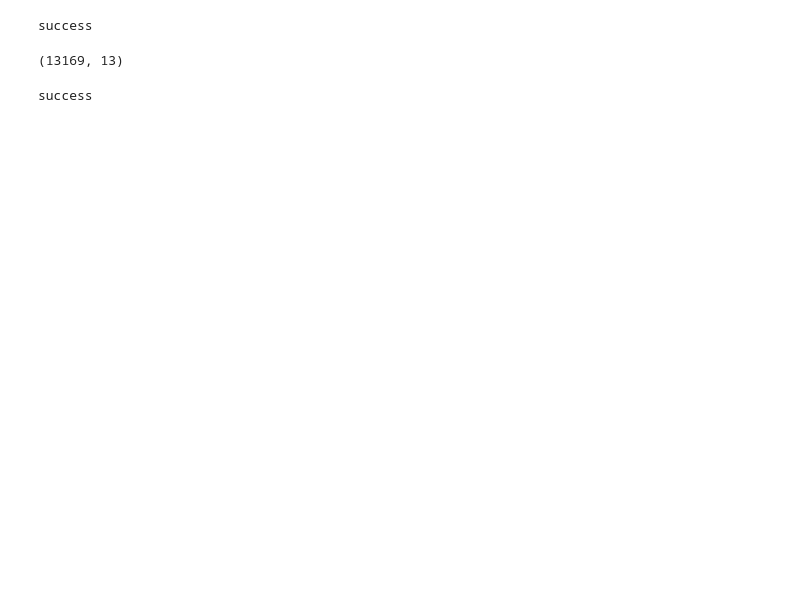
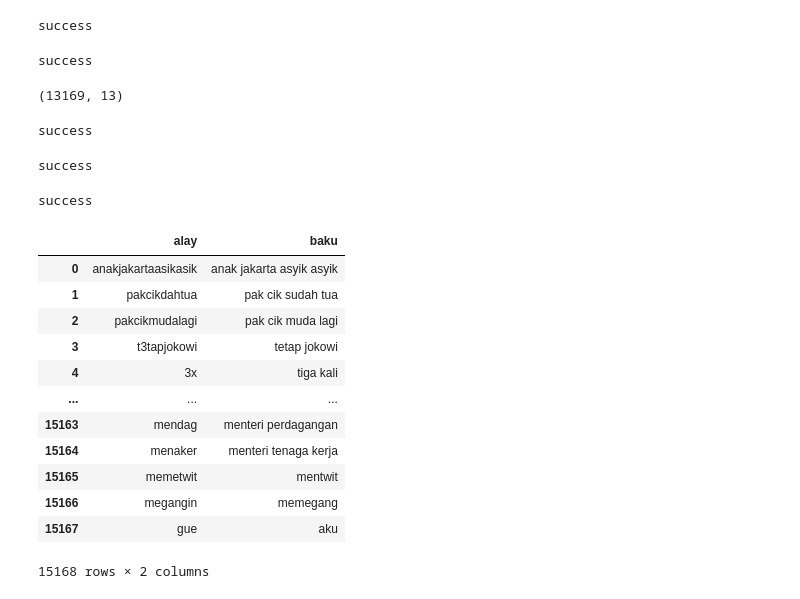
Before and after one commit to Pascalbrly/231000001-19-pbk-cleansing-gold, a Jupyter notebook: (API) Pascal Gold Challenge - DSC Wave 19.ipynb, the cells around one changed output. Saved outputs shown, nothing was run; the diff lists cells and outputs as text; code cells hidden in the pictures; blank space fills up the shorter version.

```diff
--- a/(API) Pascal Gold Challenge - DSC Wave 19.ipynb
+++ b/(API) Pascal Gold Challenge - DSC Wave 19.ipynb
@@ -6,27 +7,32 @@ from num2words import num2words
 print ('success')
 # %% [output]
 success
+# %%
+conn = sqlite3.connect('binar_gold.db')
+cursor = conn.cursor()
+print('success')
+# %% [output]
+success
 # %%
 data = pd.read_csv('data.csv',encoding='latin-1')
 data.shape
 # %% [output]
 (13169, 13)
-# %%
-def clean_text(text):
-    text = text.lower()
-    text = re.sub(r'\\t|\\n|\\u', ' ', text) #Menghapus karakter khusus seperti tab, baris baru, karakter Unicode, dan backslash.
-    text = re.sub(r"https?:[^\s]+", ' ', text)  # Menghapus http / https
-    text = re.sub(r"[^\w\s+]", '', text)  # Menghapus karakter kecuali huruf, angka, dan spasi
-    text = re.sub(r'rt|user', ' ', text)  # Menghapus kata-kata 'rt' dan 'user'
-    text = re.sub(r'[\\x]+[a-z0-9]{2}', '', text)  # Menghapus karakter yang dimulai dengan '\x' diikuti oleh dua karakter huruf atau angka
-    text = re.sub(r'[^\x00-\x7F]+', '', text)  # Remove non-ASCII characters
-    text = text.replace('_', ' ')  # Menghapus underscore
-    text = re.sub(r'(\d+)', r' \1 ', text)  # Memisahkan angka dari teks
-    text = re.sub(r'\s+', ' ', text).strip()  # Menggabungkan spasi berturut-turut menjadi satu spasi
-    text = re.sub(r'(\d+)', lambda x: num2words(int(x.group(0)), lang='id'), text)  # Mengonversi angka menjadi kata
-    return text
-
-data['Tweet'] = data['Tweet'].apply(clean_text)
-print('success')
-# %% [output]
-success
+# %%
+cursor.execute('drop table new_kamusalay')
+conn.commit()
+print('success')
+# %% [output]
+success
+# %%
+alay_df = pd.read_csv('new_kamusalay.csv', encoding='latin-1', header=None)
+alay_list = alay_df.values.tolist()
+print('success')
+# %% [output]
+success
+# %%
+cursor.execute('create table new_kamusalay(alay text, baku text)')
+conn.commit()
+print('success')
+# %% [output]
+success
@@ -32,0 +43,17 @@ success
+# %%
+new_kamusalay = pd.read_sql_query('select * from new_kamusalay', conn)
+new_kamusalay
+# %% [output]
+|  | alay | baku |
+| 0 | anakjakartaasikasik | anak jakarta asyik asyik |
+| 1 | pakcikdahtua | pak cik sudah tua |
+| 2 | pakcikmudalagi | pak cik muda lagi |
+| 3 | t3tapjokowi | tetap jokowi |
+| 4 | 3x | tiga kali |
+| ... | ... | ... |
+| 15163 | mendag | menteri perdagangan |
+| 15164 | menaker | menteri tenaga kerja |
+| 15165 | memetwit | mentwit |
+| 15166 | megangin | memegang |
+| 15167 | gue | aku |
+15168 rows × 2 columns
```
Also changed, not shown: parts of 6 cells of this notebook, 4 other files.
